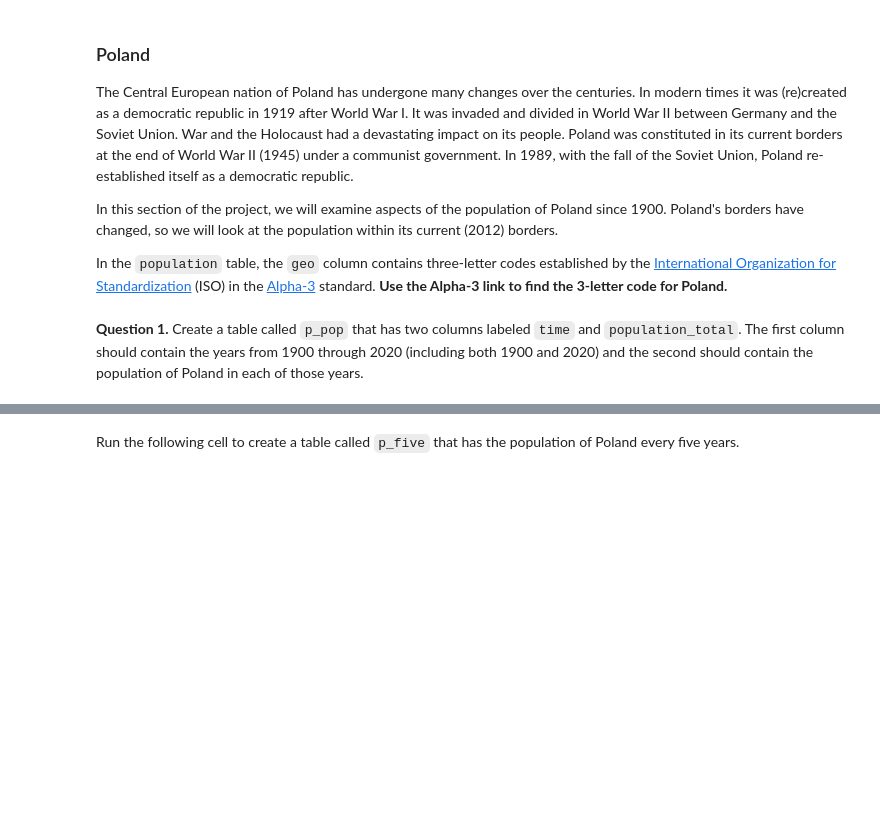
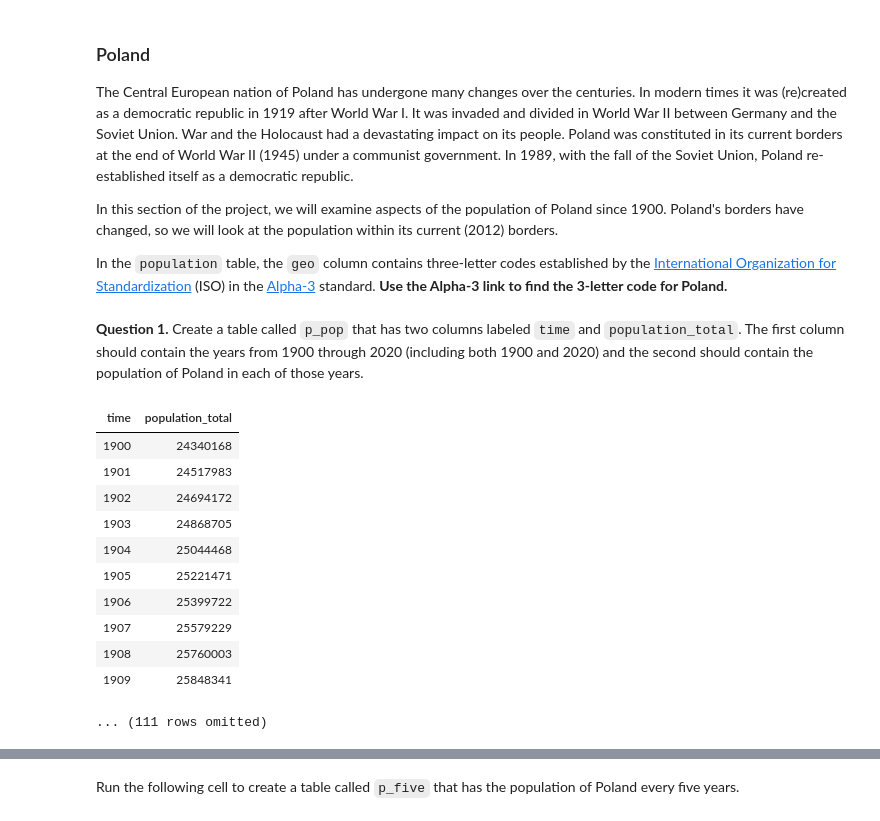
Before and after one commit to cblack-3/cblack-DA-Fall-Intro, a Jupyter notebook: Project 1/project1.ipynb, the cells around one changed output, grey strips where cells are left out. Saved outputs shown, nothing was run; the diff lists cells and outputs as text; code cells hidden in the pictures; blank space fills up the shorter version.

```diff
--- a/Project 1/project1.ipynb
+++ b/Project 1/project1.ipynb
@@ -69,2 +82,18 @@ p_pop = ...
+# %%
+p_pop = population.where('geo', are.equal_to('pol')).where('time', are.above_or_equal_to(1900)).where('time', are.below_or_equal_to(2020)).select('time', 'population_total')
+p_pop.show(10)
+# %% [output]
+| time | population_total |
+| 1900 | 24340168 |
+| 1901 | 24517983 |
+| 1902 | 24694172 |
+| 1903 | 24868705 |
+| 1904 | 25044468 |
+| 1905 | 25221471 |
+| 1906 | 25399722 |
+| 1907 | 25579229 |
+| 1908 | 25760003 |
+| 1909 | 25848341 |
+... (111 rows omitted)
 # %%
 grader.check("q1_1")
```
Also changed, not shown: parts of 20 cells of this notebook, 1 other file.
